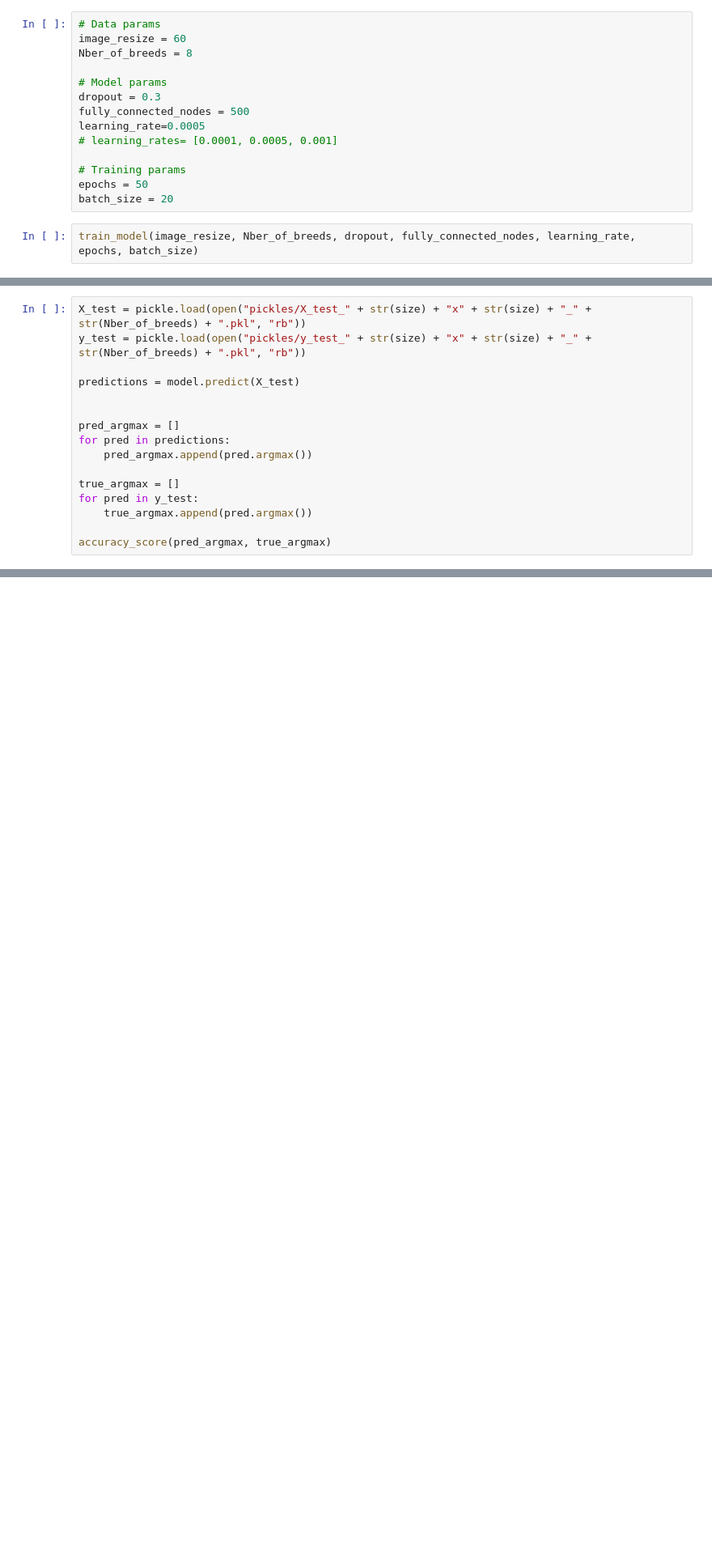
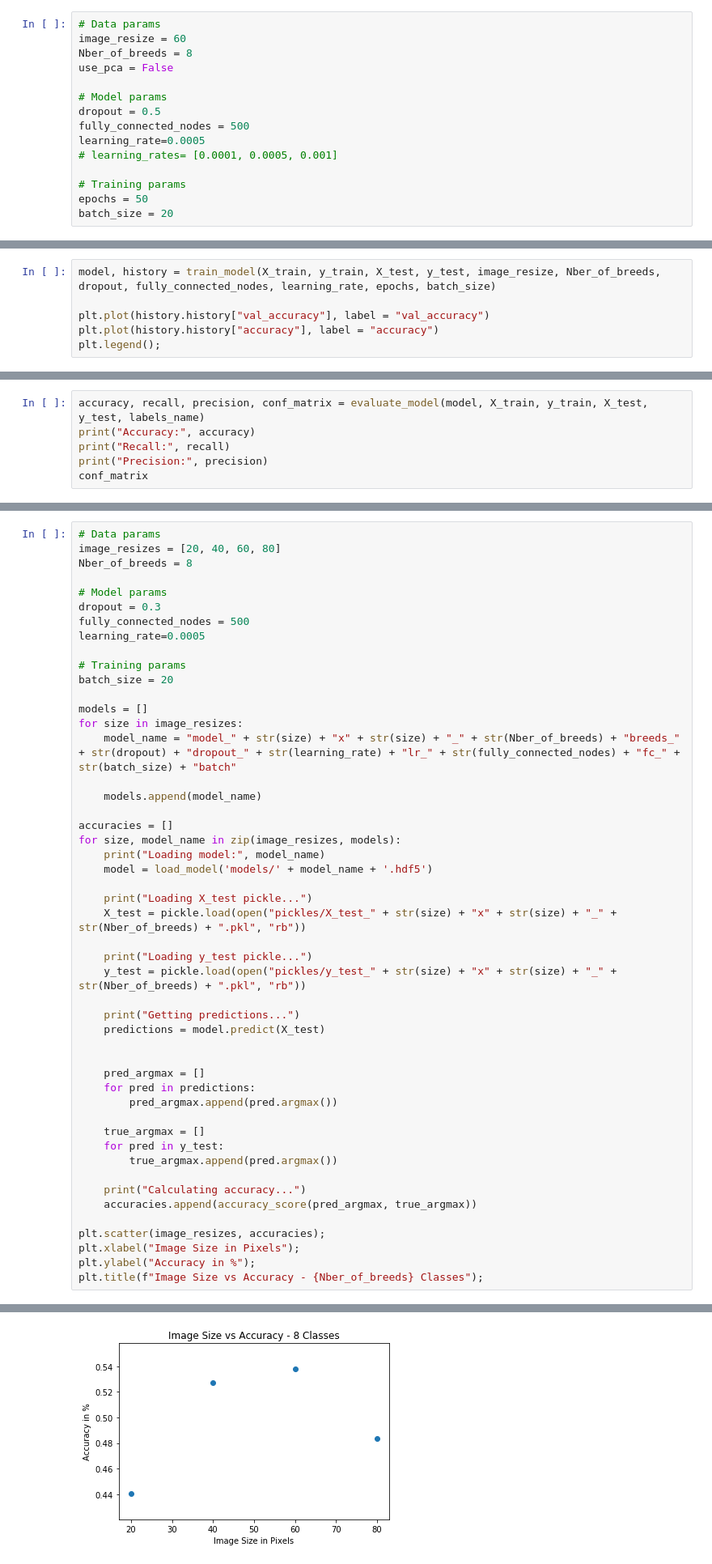
Before and after one commit to nschenone/COGS_118B_Final_Project, a Jupyter notebook: NN.ipynb, the cells around one changed output, grey strips where cells are left out. Shown: that part at 81% size. Drawn from its saved outputs; the diff is of its cells as text; blank space fills up the shorter version.

```diff
--- a/NN.ipynb
+++ b/NN.ipynb
@@ -61,9 +161,10 @@ def train_model(image_resize, Nber_of_breeds, dropout, fully_connected_nodes, le
 # Data params
 image_resize = 60
 Nber_of_breeds = 8
+use_pca = False
 
 # Model params
-dropout = 0.3
+dropout = 0.5
 fully_connected_nodes = 500
 learning_rate=0.0005
 # learning_rates= [0.0001, 0.0005, 0.001]
@@ -71,5 +172,3 @@ learning_rate=0.0005
 # Training params
 epochs = 50
 batch_size = 20
-# %%
-train_model(image_resize, Nber_of_breeds, dropout, fully_connected_nodes, learning_rate, epochs, batch_size)
@@ -90,0 +192,6 @@ Epoch 00005: val_loss did not improve from 1.65545
+# %%
+model, history = train_model(X_train, y_train, X_test, y_test, image_resize, Nber_of_breeds, dropout, fully_connected_nodes, learning_rate, epochs, batch_size)
+
+plt.plot(history.history["val_accuracy"], label = "val_accuracy")
+plt.plot(history.history["accuracy"], label = "accuracy")
+plt.legend();
@@ -114,0 +217,6 @@ plt.legend();
+# %%
+accuracy, recall, precision, conf_matrix = evaluate_model(model, X_train, y_train, X_test, y_test, labels_name)
+print("Accuracy:", accuracy)
+print("Recall:", recall)
+print("Precision:", precision)
+conf_matrix
@@ -115,17 +290,50 @@ plt.legend();
 # %%
-X_test = pickle.load(open("pickles/X_test_" + str(size) + "x" + str(size) + "_" + str(Nber_of_breeds) + ".pkl", "rb"))
-y_test = pickle.load(open("pickles/y_test_" + str(size) + "x" + str(size) + "_" + str(Nber_of_breeds) + ".pkl", "rb"))
+# Data params
+image_resizes = [20, 40, 60, 80]
+Nber_of_breeds = 8
 
-predictions = model.predict(X_test)
+# Model params
+dropout = 0.3
+fully_connected_nodes = 500
+learning_rate=0.0005
+
+# Training params
+batch_size = 20
+
+models = []
+for size in image_resizes:
+    model_name = "model_" + str(size) + "x" + str(size) + "_" + str(Nber_of_breeds) + "breeds_" + str(dropout) + "dropout_" + str(learning_rate) + "lr_" + str(fully_connected_nodes) + "fc_" + str(batch_size) + "batch"
+
+    models.append(model_name)
+
+accuracies = []
+for size, model_name in zip(image_resizes, models):
+    print("Loading model:", model_name)
+    model = load_model('models/' + model_name + '.hdf5')
+
+    print("Loading X_test pickle...")
+    X_test = pickle.load(open("pickles/X_test_" + str(size) + "x" + str(size) + "_" + str(Nber_of_breeds) + ".pkl", "rb"))
+
+    print("Loading y_test pickle...")
+    y_test = pickle.load(open("pickles/y_test_" + str(size) + "x" + str(size) + "_" + str(Nber_of_breeds) + ".pkl", "rb"))
+
+    print("Getting predictions...")
+    predictions = model.predict(X_test)
 
 
-pred_argmax = []
-for pred in predictions:
-    pred_argmax.append(pred.argmax())
+    pred_argmax = []
+    for pred in predictions:
+        pred_argmax.append(pred.argmax())
 
-true_argmax = []
-for pred in y_test:
-    true_argmax.append(pred.argmax())
+    true_argmax = []
+    for pred in y_test:
+        true_argmax.append(pred.argmax())
 
-accuracy_score(pred_argmax, true_argmax)
+    print("Calculating accuracy...")
+    accuracies.append(accuracy_score(pred_argmax, true_argmax))
+
+plt.scatter(image_resizes, accuracies);
+plt.xlabel("Image Size in Pixels");
+plt.ylabel("Accuracy in %");
+plt.title(f"Image Size vs Accuracy - {Nber_of_breeds} Classes");
 # %% [output]
@@ -132,0 +360 @@ accuracy_score(pred_argmax, true_argmax)
+[figure, added]
```
Also changed, not shown: parts of 28 cells of this notebook, 1 other file.
